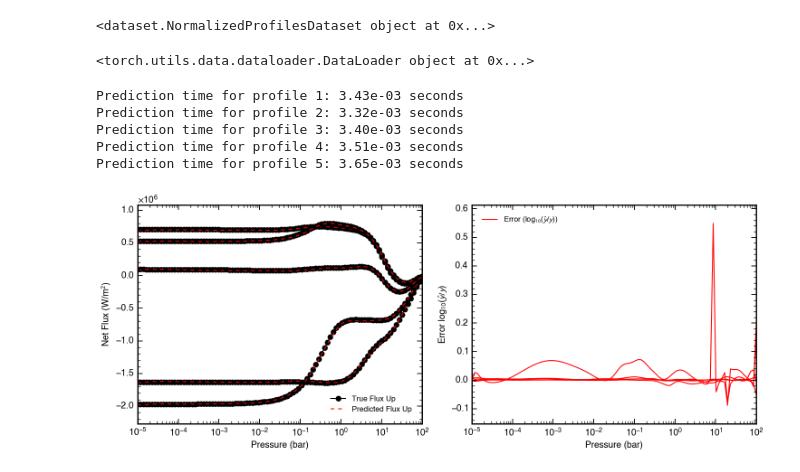
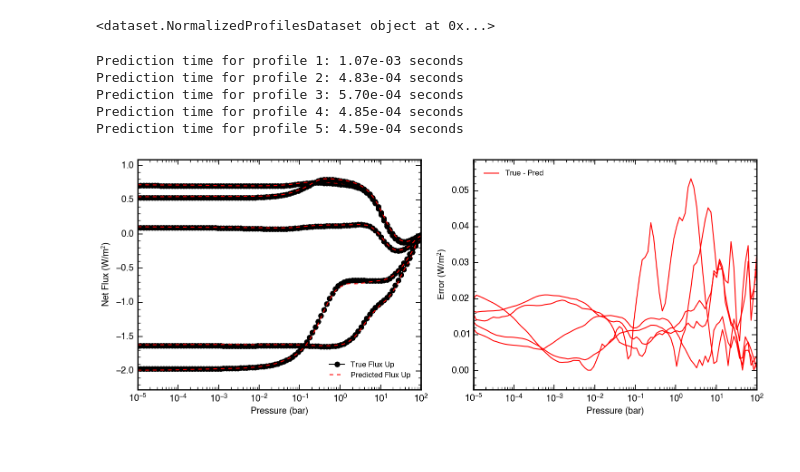
Before and after one commit to imalsky/NN_Profiles, a Jupyter notebook: plot_model_predictions.ipynb, the cells around one changed output. Drawn from its saved outputs; the diff is of its cells as text; code cells hidden in the pictures.

```diff
--- a/plot_model_predictions.ipynb
+++ b/plot_model_predictions.ipynb
@@ -119,8 +137,8 @@ def denormalize(norm_values, metadata, variable_name, method):
     Parameters:
         norm_values (array or tensor): Normalized values.
         metadata (dict): Dictionary containing normalization metadata.
-        variable_name (str): Name of the variable to denormalize (e.g. 'pressure', 'net_flux').
-        method (str): Normalization method used ('min-max', 'standard', etc.).
+        variable_name (str): Name of the variable to denormalize (e.g., 'pressure', 'net_flux').
+        method (str): Normalization method used ('min-max', 'standard', 'robust').
 
     Returns:
         Denormalized values. For pressure, returns values in Bar.
@@ -134,7 +152,6 @@ def denormalize(norm_values, metadata, variable_name, method):
         # Convert log-pressure to pressure (if this is pressure)
         if variable_name == 'pressure':
             denorm = 10 ** denorm
-        return denorm
 
     elif method == "standard":
         # For standardization, assume mean and std in metadata
@@ -145,14 +162,21 @@ def denormalize(norm_values, metadata, variable_name, method):
         # Convert log-pressure to pressure if this is pressure
         if variable_name == 'pressure':
             denorm = 10 ** denorm
-        return denorm
+
+    elif method == "robust":
+        # For robust scaling, use median and IQR (interquartile range)
+        median_val = metadata[variable_name]["median"]
+        iqr_val = metadata[variable_name]["iqr"]  # IQR: Interquartile range (75th percentile - 25th percentile)
+        denorm = norm_values * iqr_val + median_val
+
+        # Convert log-pressure to pressure if this is pressure
+        if variable_name == 'pressure':
+            denorm = 10 ** denorm
 
     else:
         raise ValueError(f"Unsupported normalization method: {method}")
+
+    return denorm
-# %%
-print(test_loader)
-# %% [output]
-<torch.utils.data.dataloader.DataLoader object at 0x...>
 # %%
 import time
 import os
@@ -230,43 +254,43 @@ with torch.no_grad():
         fractional_errors.append(fractional_error)
 
         # Plot results
         # Assuming batch_size=1 for simplicity; if >1, you may need to select which sample to plot
         if idx == 0:
-            axes[0].plot(pressure[0], net_flux_true[0], label='True Flux Up', marker='o', color='black')
-            axes[0].plot(pressure[0], net_flux_pred[0], label='Predicted Flux Up', linestyle='--', color='red')
+            axes[0].plot(pressure[0], net_flux_true[0] / 1e6, label='True Flux Up', marker='o', color='black')
+            axes[0].plot(pressure[0], net_flux_pred[0] /1e6, label='Predicted Flux Up', linestyle='--', color='red')
             #axes[1].plot(pressure[0], error[0] * 100, label=r'Error (W/m$^2$)', color='red')
-            axes[1].plot(pressure[0], log_error, label=r'Error (log$_{10}$($\hat{y} / y$))', color='red')
+            axes[1].plot(pressure[0], error[0] / 1e6, label=r'True - Pred', color='red')
         else:
-            axes[0].plot(pressure[0], net_flux_true[0], marker='o', color='black')
-            axes[0].plot(pressure[0], net_flux_pred[0], linestyle='--', color='red')
-            axes[1].plot(pressure[0], log_error, color='red')
+            axes[0].plot(pressure[0], net_flux_true[0]/1e6, marker='o', color='black')
+            axes[0].plot(pressure[0], net_flux_pred[0]/1e6, linestyle='--', color='red')
+            axes[1].plot(pressure[0], error[0] / 1e6, color='red')
 
     # Configure the left subplot (True vs Predicted Flux Up)
     #axes[0].set_yscale('symlog')
     #axes[1].set_yscale('symlog')
 
 
     axes[0].set_xscale('log')
     #axes[0].invert_xaxis()
     axes[0].set_xlabel('Pressure (bar)')
     axes[0].set_ylabel(r'Net Flux (W/m$^2$)')
     axes[0].legend(loc='best')
 
     # Configure the right subplot (Fractional Error)
     #axes[1].set_ylim(0, 5)  # Adjust as needed
     axes[1].set_xscale('log')
     #axes[1].invert_xaxis()
     axes[1].set_xlabel('Pressure (bar)')
-    axes[1].set_ylabel(r'Error log$_{10}$($\hat{y} / y$)')
+    axes[1].set_ylabel(r'Error (W/m$^2$)')
     axes[1].legend(loc='best')
 
     plt.tight_layout()
     plt.savefig(os.path.join(save_path, "flux_up_comparison.png"))
     plt.show()
 # %% [output]
-Prediction time for profile 1: 3.43e-03 seconds
-Prediction time for profile 2: 3.32e-03 seconds
-Prediction time for profile 3: 3.40e-03 seconds
-Prediction time for profile 4: 3.51e-03 seconds
-Prediction time for profile 5: 3.65e-03 seconds
+Prediction time for profile 1: 1.07e-03 seconds
+Prediction time for profile 2: 4.83e-04 seconds
+Prediction time for profile 3: 5.70e-04 seconds
+Prediction time for profile 4: 4.85e-04 seconds
+Prediction time for profile 5: 4.59e-04 seconds
-[figure, old version]
+[figure, new version]
```
Also changed, not shown: parts of 9 cells of this notebook, 8 other files.
